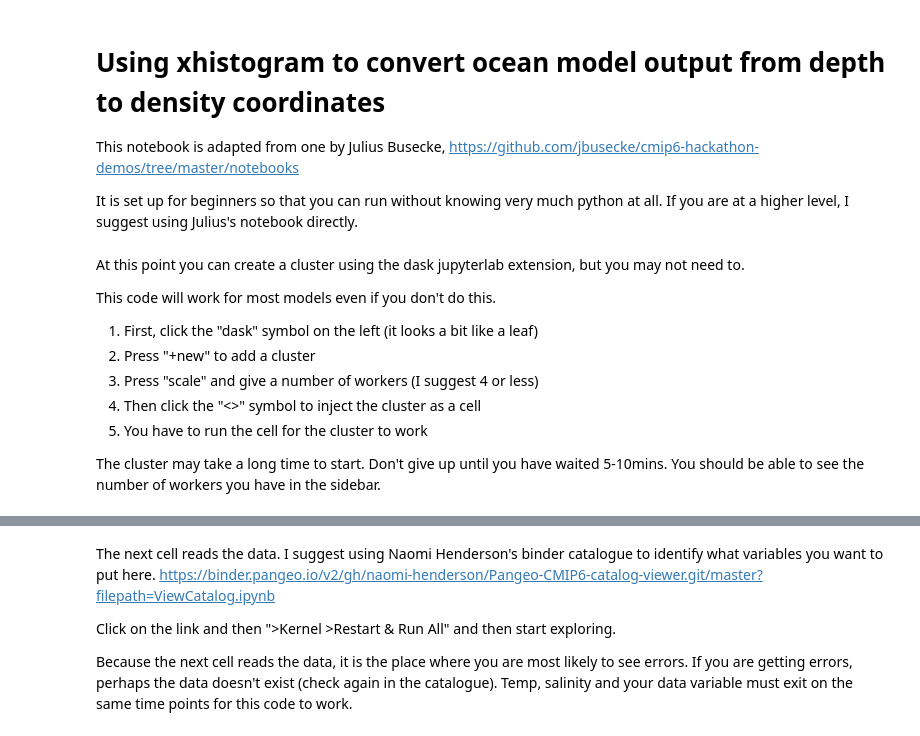
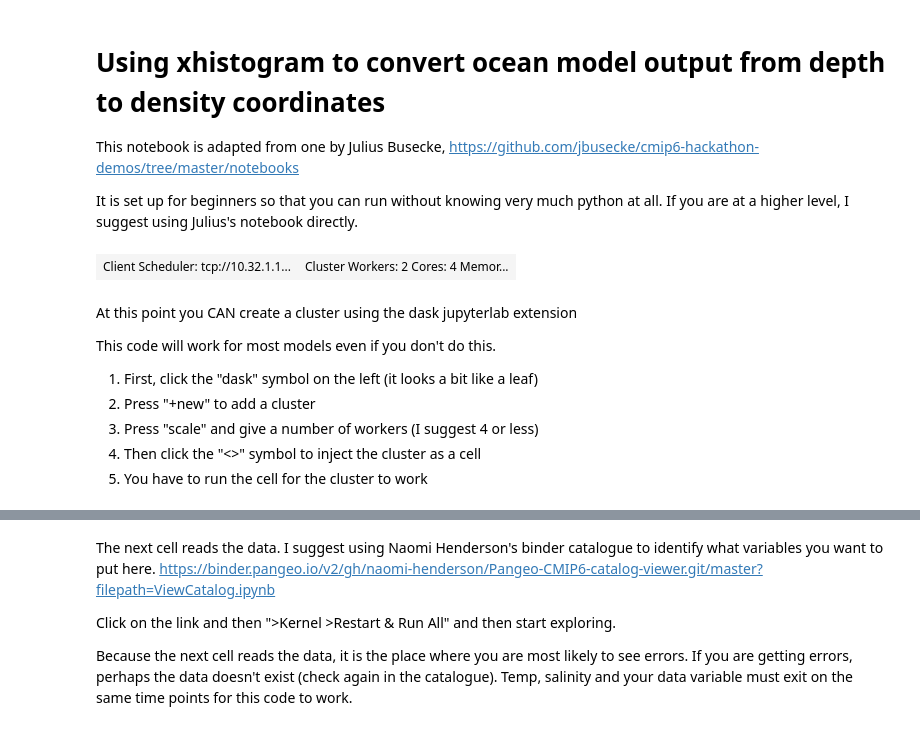
Before and after one commit to cspencerjones/cmip6_density_notebooks, a Jupyter notebook: beginners_vertical_rebin.ipynb, the cells around one changed output, grey strips where cells are left out. Saved outputs shown, nothing was run; the diff lists cells and outputs as text; code cells hidden in the pictures.

```diff
--- a/beginners_vertical_rebin.ipynb
+++ b/beginners_vertical_rebin.ipynb
@@ -17,8 +17,15 @@ from xhistogram.xarray import histogram
 %matplotlib inline
 plt.rcParams['figure.figsize'] = 12, 6
 %config InlineBackend.figure_format = 'retina'
+# %%
+from dask.distributed import Client
+
+client = Client("tcp://10.32.1.14:46747")
+client
+# %% [output]
+| Client Scheduler: tcp://10.32.1.1... | Cluster Workers: 2 Cores: 4 Memor... |
 # %% [markdown]
-At this point you can create a cluster using the dask jupyterlab extension, but you may not need to.
+At this point you CAN create a cluster using the dask jupyterlab extension
 
 This code will work for most models even if you don't do this.
 
@@ -28,8 +35,6 @@ This code will work for most models even if you don't do this.
 3. Press "scale" and give a number of workers (I suggest 4 or less)
 4. Then click the "<>" symbol to inject the cluster as a cell
 5. You have to run the cell for the cluster to work
-
-The cluster may take a long time to start. Don't give up until you have waited 5-10mins. You should be able to see the number of workers you have in the sidebar.
 # %%
 #This code defines a function that lets us read the data later
 def read_data(uri):
```
Also changed, not shown: parts of 7 cells of this notebook, 1 other file.
